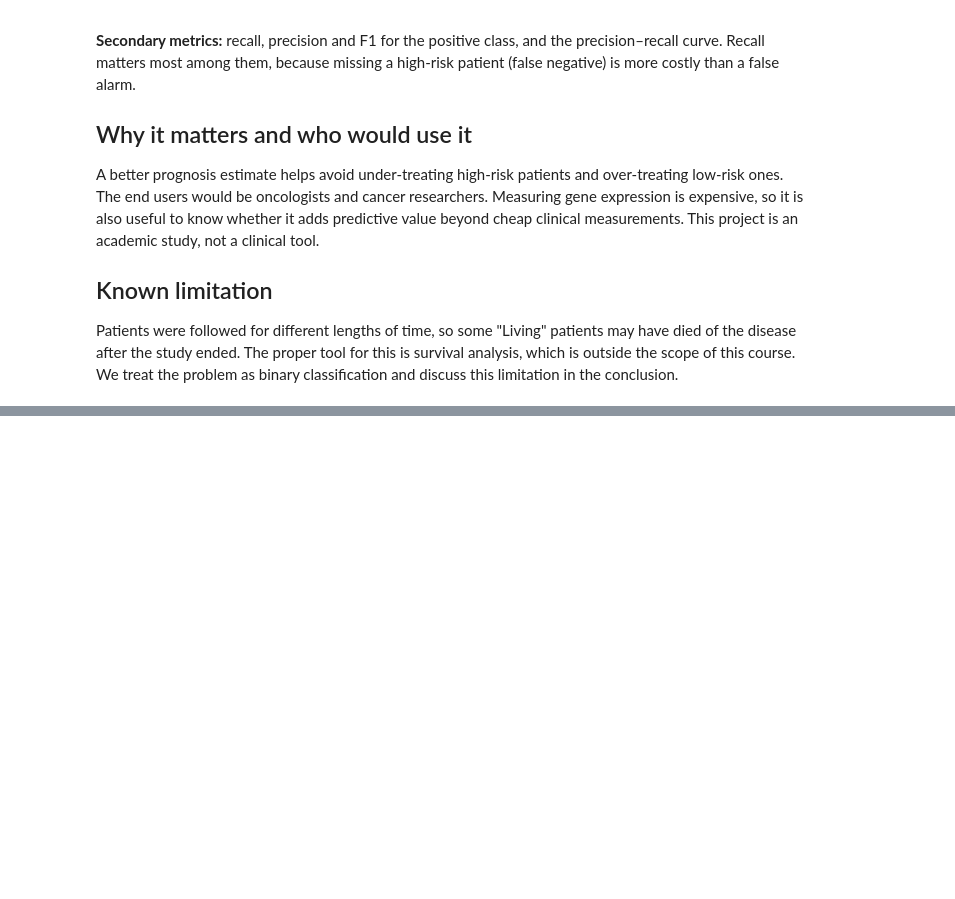
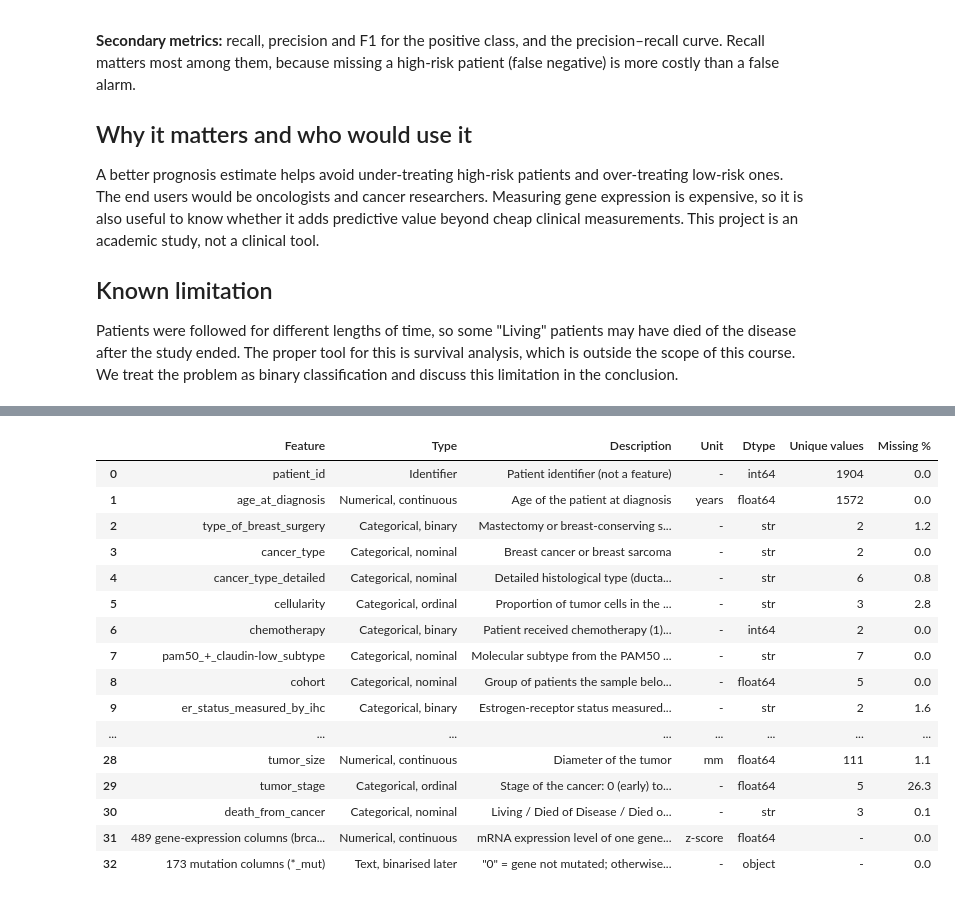
Before and after one commit to Mayma9/metabric-ml1-project, a Jupyter notebook: notebooks/01_eda.ipynb, the cells around one changed output, grey strips where cells are left out. Saved outputs shown, nothing was run; the diff lists cells and outputs as text; code cells hidden in the pictures; blank space fills up the shorter version.

Commit message:
Phase 2: data loading and dictionary

```diff
--- a/notebooks/01_eda.ipynb
+++ b/notebooks/01_eda.ipynb
@@ -30,0 +45,11 @@ Patients were followed for different lengths of time, so some "Living" patients
+# %%
+DATA_PATH = '../data/raw/METABRIC_RNA_Mutation.csv'
+
+# low_memory=False: pandas reads each column in one pass, so mutation columns
+# that mix "0" and text codes get one consistent type instead of a warning
+df = pd.read_csv(DATA_PATH, low_memory=False)
+
+print(f"Shape: {df.shape}")
+print(f"Duplicated rows: {df.duplicated().sum()}")
+print(f"Duplicated patient IDs: {df['patient_id'].duplicated().sum()}")
+df.head()
@@ -30,0 +67,7 @@ Patients were followed for different lengths of time, so some "Living" patients
+# %%
+clinical_cols = df.columns[:31].tolist()
+mut_cols = [c for c in df.columns if c.endswith('_mut')]
+expr_cols = [c for c in df.columns if c not in clinical_cols and c not in mut_cols]
+
+print(f"Clinical: {len(clinical_cols)} | Gene expression: {len(expr_cols)} | Mutations: {len(mut_cols)}")
+assert (len(clinical_cols), len(expr_cols), len(mut_cols)) == (31, 489, 173)
@@ -30,0 +157,72 @@ Patients were followed for different lengths of time, so some "Living" patients
+# %%
+clinical_dict = [
+    # (feature, type, description, unit)
+    ('patient_id', 'Identifier', 'Patient identifier (not a feature)', '-'),
+    ('age_at_diagnosis', 'Numerical, continuous', 'Age of the patient at diagnosis', 'years'),
+    ('type_of_breast_surgery', 'Categorical, binary', 'Mastectomy or breast-conserving surgery', '-'),
+    ('cancer_type', 'Categorical, nominal', 'Breast cancer or breast sarcoma', '-'),
+    ('cancer_type_detailed', 'Categorical, nominal', 'Detailed histological type (ductal, lobular, mixed, ...)', '-'),
+    ('cellularity', 'Categorical, ordinal', 'Proportion of tumor cells in the sample: Low < Moderate < High', '-'),
+    ('chemotherapy', 'Categorical, binary', 'Patient received chemotherapy (1) or not (0)', '-'),
+    ('pam50_+_claudin-low_subtype', 'Categorical, nominal', 'Molecular subtype from the PAM50 gene signature (LumA, LumB, Her2, Basal, ...)', '-'),
+    ('cohort', 'Categorical, nominal', 'Group of patients the sample belongs to in the study (1 to 5)', '-'),
+    ('er_status_measured_by_ihc', 'Categorical, binary', 'Estrogen-receptor status measured by immunohistochemistry', '-'),
+    ('er_status', 'Categorical, binary', 'Estrogen-receptor status (Positive / Negative)', '-'),
+    ('neoplasm_histologic_grade', 'Categorical, ordinal', 'How abnormal the tumor cells look: 1 (low) to 3 (high)', '-'),
+    ('her2_status_measured_by_snp6', 'Categorical, nominal', 'HER2 gene copy number measured by SNP6 array (neutral, gain, loss)', '-'),
+    ('her2_status', 'Categorical, binary', 'HER2 receptor status (Positive / Negative)', '-'),
+    ('tumor_other_histologic_subtype', 'Categorical, nominal', 'Histological subtype (Ductal/NST, Lobular, Mixed, ...)', '-'),
+    ('hormone_therapy', 'Categorical, binary', 'Patient received hormone therapy (1) or not (0)', '-'),
+    ('inferred_menopausal_state', 'Categorical, binary', 'Pre- or post-menopausal, inferred from age', '-'),
+    ('integrative_cluster', 'Categorical, nominal', 'Molecular subgroup (IntClust) defined by Curtis et al. 2012', '-'),
+    ('primary_tumor_laterality', 'Categorical, binary', 'Breast affected: Left or Right', '-'),
+    ('lymph_nodes_examined_positive', 'Numerical, discrete', 'Number of lymph nodes containing cancer cells', 'count'),
+    ('mutation_count', 'Numerical, discrete', 'Number of mutated genes found in the tumor', 'count'),
+    ('nottingham_prognostic_index', 'Numerical, continuous', 'NPI = 0.2 x size (cm) + lymph-node stage + grade; higher = worse prognosis', 'score'),
+    ('oncotree_code', 'Categorical, nominal', 'OncoTree code of the cancer type (IDC, ILC, MDLC, ...)', '-'),
+    ('overall_survival_months', 'Numerical, continuous', 'Time from diagnosis to death or last follow-up (LEAKAGE, removed)', 'months'),
+    ('overall_survival', 'Categorical, binary', 'Alive (1) or dead (0) at last follow-up (LEAKAGE, removed)', '-'),
+    ('pr_status', 'Categorical, binary', 'Progesterone-receptor status (Positive / Negative)', '-'),
+    ('radio_therapy', 'Categorical, binary', 'Patient received radiotherapy (1) or not (0)', '-'),
+    ('3-gene_classifier_subtype', 'Categorical, nominal', 'Subtype from a 3-gene classifier (ER, HER2, proliferation)', '-'),
+    ('tumor_size', 'Numerical, continuous', 'Diameter of the tumor', 'mm'),
+    ('tumor_stage', 'Categorical, ordinal', 'Stage of the cancer: 0 (early) to 4 (advanced)', '-'),
+    ('death_from_cancer', 'Categorical, nominal', 'Living / Died of Disease / Died of Other Causes (source of the TARGET)', '-'),
+]
+
+data_dict = pd.DataFrame(clinical_dict, columns=['Feature', 'Type', 'Description', 'Unit'])
+assert data_dict['Feature'].tolist() == clinical_cols   # every clinical column is documented
+
+data_dict['Dtype'] = data_dict['Feature'].map(df.dtypes.astype(str))
+data_dict['Unique values'] = data_dict['Feature'].map(df[clinical_cols].nunique())
+data_dict['Missing %'] = data_dict['Feature'].map((df[clinical_cols].isna().mean() * 100).round(1))
+
+genomic_rows = pd.DataFrame([
+    {'Feature': f'{len(expr_cols)} gene-expression columns (brca1, ...)', 'Type': 'Numerical, continuous',
+     'Description': 'mRNA expression level of one gene, standardised across patients', 'Unit': 'z-score',
+     'Dtype': 'float64', 'Unique values': '-', 'Missing %': 0.0},
+    {'Feature': f'{len(mut_cols)} mutation columns (*_mut)', 'Type': 'Text, binarised later',
+     'Description': '"0" = gene not mutated; otherwise the mutation code (e.g. H1047R)', 'Unit': '-',
+     'Dtype': 'object', 'Unique values': '-', 'Missing %': 0.0},
+])
+
+data_dict = pd.concat([data_dict, genomic_rows], ignore_index=True)
+data_dict
+# %% [output]
+|  | Feature | Type | Description | Unit | Dtype | Unique values | Missing % |
+| 0 | patient_id | Identifier | Patient identifier (not a feature) | - | int64 | 1904 | 0.0 |
+| 1 | age_at_diagnosis | Numerical, continuous | Age of the patient at diagnosis | years | float64 | 1572 | 0.0 |
+| 2 | type_of_breast_surgery | Categorical, binary | Mastectomy or breast-conserving s... | - | str | 2 | 1.2 |
+| 3 | cancer_type | Categorical, nominal | Breast cancer or breast sarcoma | - | str | 2 | 0.0 |
+| 4 | cancer_type_detailed | Categorical, nominal | Detailed histological type (ducta... | - | str | 6 | 0.8 |
+| 5 | cellularity | Categorical, ordinal | Proportion of tumor cells in the ... | - | str | 3 | 2.8 |
+| 6 | chemotherapy | Categorical, binary | Patient received chemotherapy (1)... | - | int64 | 2 | 0.0 |
+| 7 | pam50_+_claudin-low_subtype | Categorical, nominal | Molecular subtype from the PAM50 ... | - | str | 7 | 0.0 |
+| 8 | cohort | Categorical, nominal | Group of patients the sample belo... | - | float64 | 5 | 0.0 |
+| 9 | er_status_measured_by_ihc | Categorical, binary | Estrogen-receptor status measured... | - | str | 2 | 1.6 |
+| ... | ... | ... | ... | ... | ... | ... | ... |
+| 28 | tumor_size | Numerical, continuous | Diameter of the tumor | mm | float64 | 111 | 1.1 |
+| 29 | tumor_stage | Categorical, ordinal | Stage of the cancer: 0 (early) to... | - | float64 | 5 | 26.3 |
+| 30 | death_from_cancer | Categorical, nominal | Living / Died of Disease / Died o... | - | str | 3 | 0.1 |
+| 31 | 489 gene-expression columns (brca... | Numerical, continuous | mRNA expression level of one gene... | z-score | float64 | - | 0.0 |
+| 32 | 173 mutation columns (*_mut) | Text, binarised later | "0" = gene not mutated; otherwise... | - | object | - | 0.0 |
```
Also changed, not shown: parts of 7 cells of this notebook.
